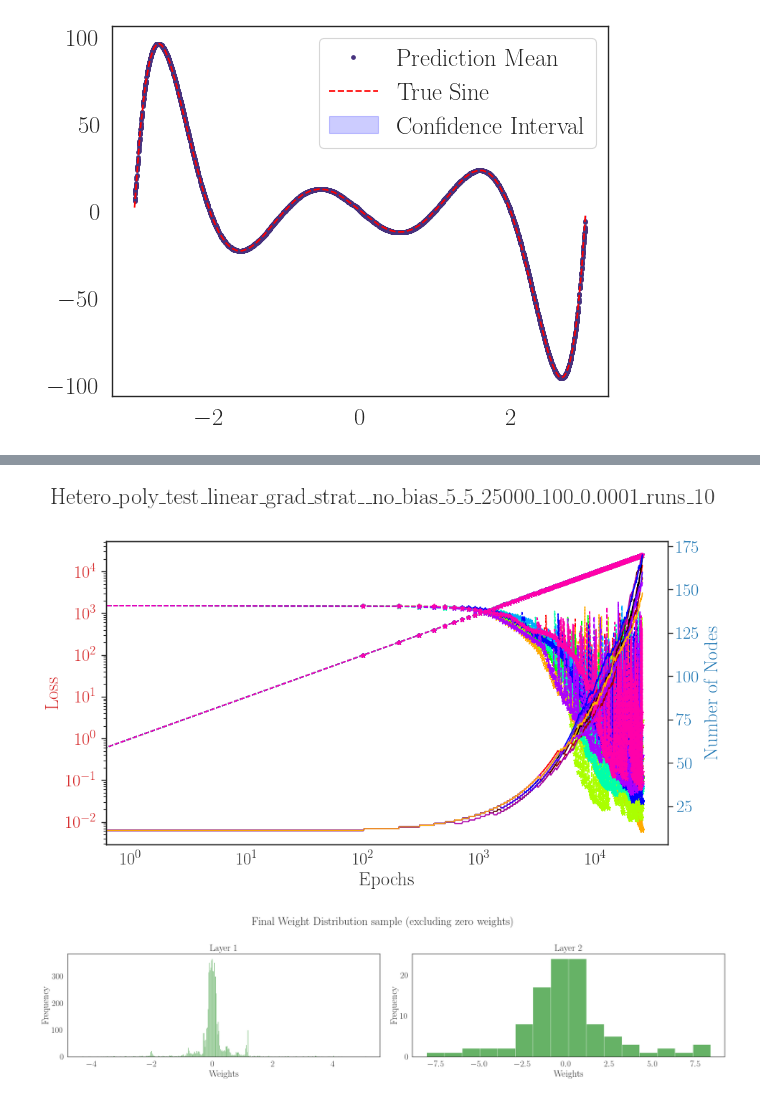
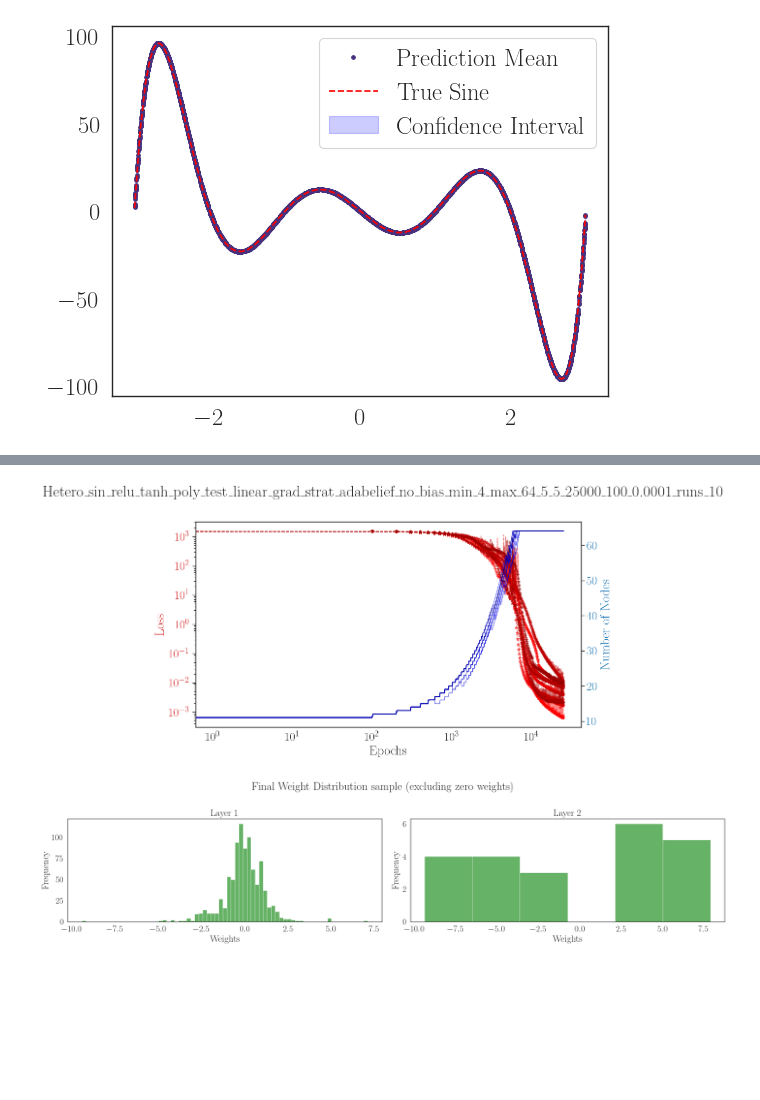
Before and after one commit to ParticularlyPythonicBS/NeuralNetworkEvolution, a Jupyter notebook: analysis/analysis_test_loss.ipynb, the cells around one changed output, grey strips where cells are left out. Cells and saved outputs as stored; diff of their text form; code cells hidden in the pictures; blank space fills up the shorter version.

```diff
--- a/analysis/analysis_test_loss.ipynb
+++ b/analysis/analysis_test_loss.ipynb
@@ -19,10 +19,10 @@ mplstyle.use('fast')
 # %%
 DATA_PATH = "../output/"
 
-DATA_DIR = "Hetero_poly_test_linear_grad_strat__no_bias_5_5_25000_100_0.0001_runs_10"
-# DATA_DIR = "Homo_poly_test_linear_grad_strat__no_bias_5_5_25000_100_0.0001_runs_10"
+# DATA_DIR = "Homo_sin_poly_test_linear_grad_strat_adabelief_no_bias_min_4_max_64_5_5_25000_100_0.0001_runs_10"
+DATA_DIR = "Hetero_sin_relu_tanh_poly_test_linear_grad_strat_adabelief_no_bias_min_4_max_64_5_5_25000_100_0.0001_runs_10"
 # %%
-run_dirs = glob.glob(DATA_PATH+ DATA_DIR + "/run_[0-8]")
+run_dirs = glob.glob(DATA_PATH+ DATA_DIR + "/run*")
 # %%
 run_dirs
 # %% [output]
@@ -128,43 +136,45 @@ plt.show()
 # %%
 fig, ax1 = plt.subplots(figsize=(10, 6))
 
 loss_color = 'tab:red'
 ax1.set_xlabel('Epochs')
 ax1.set_ylabel('Loss', color=loss_color)
 ax1.tick_params(axis='y', labelcolor=loss_color)
 ax1.set_yscale("log")
 ax1.set_xscale("log")
 ax2 = ax1.twinx()  # instantiate a second axes that shares the same x-axis
 
 neuron_color = 'tab:blue'
 ax2.set_ylabel('Number of Nodes', color=neuron_color)  # we already handled the x-label with ax1
 ax2.tick_params(axis='y', labelcolor=neuron_color)
 
-hue = 0
+hue_loss = 0
+hue_neuron = 2/3
 saturation = 1.0
 value = 1.0
 
-for train_losses, test_losses, neurons in zip(train_loss_history, test_loss_history, neuron_history):
-    test_epoch, test_loss = test_losses.T
-    train_epoch, train_loss = train_losses.T
-    neuron_epoch, neurons = neurons.T
+for i,_ in enumerate(train_loss_history):
+    test_epoch, test_loss = zip(*test_loss_history[i])
+    train_epoch, train_loss = zip(*train_loss_history[i])
+    neuron_epoch, neurons = zip(*neuron_history[i])
 
     # Convert the hue, saturation, and value to RGB
-    loss_color = colors.hsv_to_rgb((hue, saturation, value))
-    neuron_color = colors.hsv_to_rgb((360-hue, saturation, value))
+    loss_color = colors.hsv_to_rgb((hue_loss, saturation, value))
+    neuron_color = colors.hsv_to_rgb((hue_neuron, saturation, value))
 
-    ax1.plot(train_epoch, train_losses, "--", color=loss_color)
-    ax1.plot(test_epoch, test_losses, "*", color=loss_color)
-    ax2.plot(neuron_epoch, neurons, "-", color=neuron_color)
+    ax1.plot(train_epoch, train_loss, "--", color=loss_color, alpha=0.5)
+    ax1.plot(test_epoch, test_loss, "*", color=loss_color, alpha=0.5)
+    ax2.plot(neuron_epoch, neurons, "-", color=neuron_color, alpha=0.5)
 
     # Update the hue for the next iteration
-    hue = (hue + 1.0 / len(train_loss_history)) % 1.0
+    # hue = (hue + 1.0 / len(train_loss_history)) % 1.0
+    value = 1.0 - (i / len(train_loss_history)) * 0.5
 
 
 plt.suptitle(DATA_DIR)
 fig.tight_layout()
 # %% [output]
-[figure, old version]
+[figure, new version]
 # %%
 final_shape = [np.loadtxt(run_dir + "/final_shape.txt") for run_dir in run_dirs]
 final_adjacency_matrix = [np.loadtxt(run_dir + "/final_adjacency_matrix.txt") for run_dir in run_dirs]
@@ -189,7 +199,7 @@ plt.suptitle('Final Weight Distribution sample (excluding zero weights)')
 plt.tight_layout()
 plt.show()
 # %% [output]
-[figure, old version]
+[figure, new version]
 # %%
 weights_by_layer = []
 
```
Also changed, not shown: parts of 7 cells of this notebook, 2 other files.
